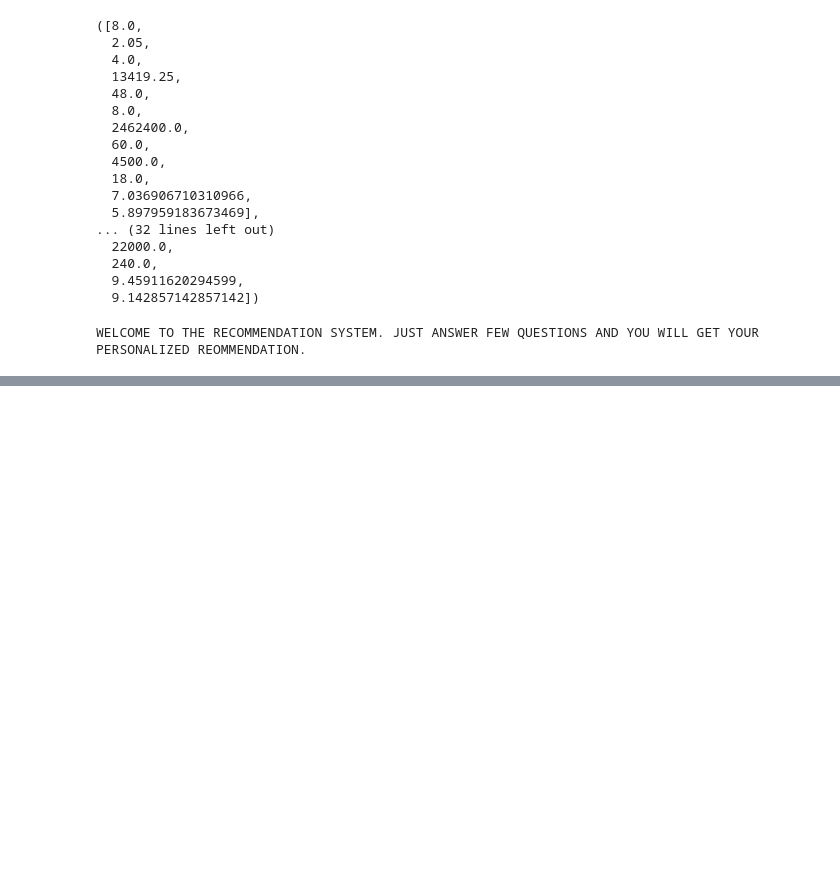
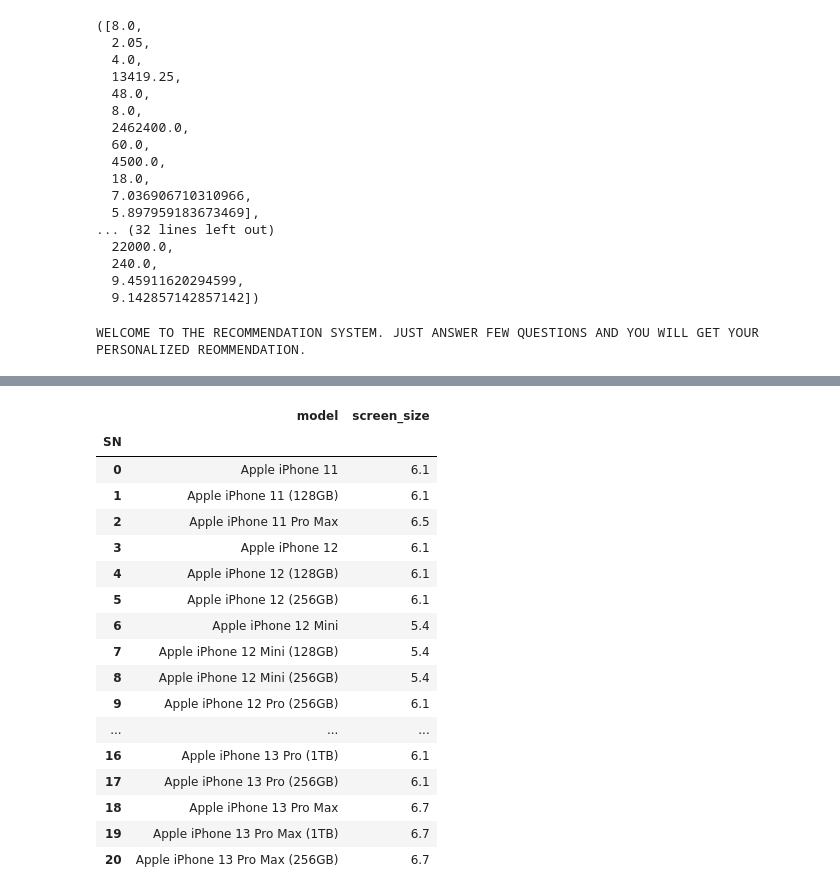
Before and after one commit to GlitchyStar717/AneXPrototype, a Jupyter notebook: recomendation.ipynb, the cells around one changed output, grey strips where cells are left out. Cells and saved outputs as stored; diff of their text form; code cells hidden in the pictures; blank space fills up the shorter version.

```diff
--- a/recomendation.ipynb
+++ b/recomendation.ipynb
@@ -592,0 +586,21 @@ df3
+# %%
+df.loc[0:20,['model','screen_size']]
+# %% [output]
+|  | model | screen_size |
+| SN |  |  |
+| 0 | Apple iPhone 11 | 6.1 |
+| 1 | Apple iPhone 11 (128GB) | 6.1 |
+| 2 | Apple iPhone 11 Pro Max | 6.5 |
+| 3 | Apple iPhone 12 | 6.1 |
+| 4 | Apple iPhone 12 (128GB) | 6.1 |
+| 5 | Apple iPhone 12 (256GB) | 6.1 |
+| 6 | Apple iPhone 12 Mini | 5.4 |
+| 7 | Apple iPhone 12 Mini (128GB) | 5.4 |
+| 8 | Apple iPhone 12 Mini (256GB) | 5.4 |
+| 9 | Apple iPhone 12 Pro (256GB) | 6.1 |
+| ... | ... | ... |
+| 16 | Apple iPhone 13 Pro (1TB) | 6.1 |
+| 17 | Apple iPhone 13 Pro (256GB) | 6.1 |
+| 18 | Apple iPhone 13 Pro Max | 6.7 |
+| 19 | Apple iPhone 13 Pro Max (1TB) | 6.7 |
+| 20 | Apple iPhone 13 Pro Max (256GB) | 6.7 |
```
Also changed, not shown: parts of 6 cells of this notebook, 3 other files.
